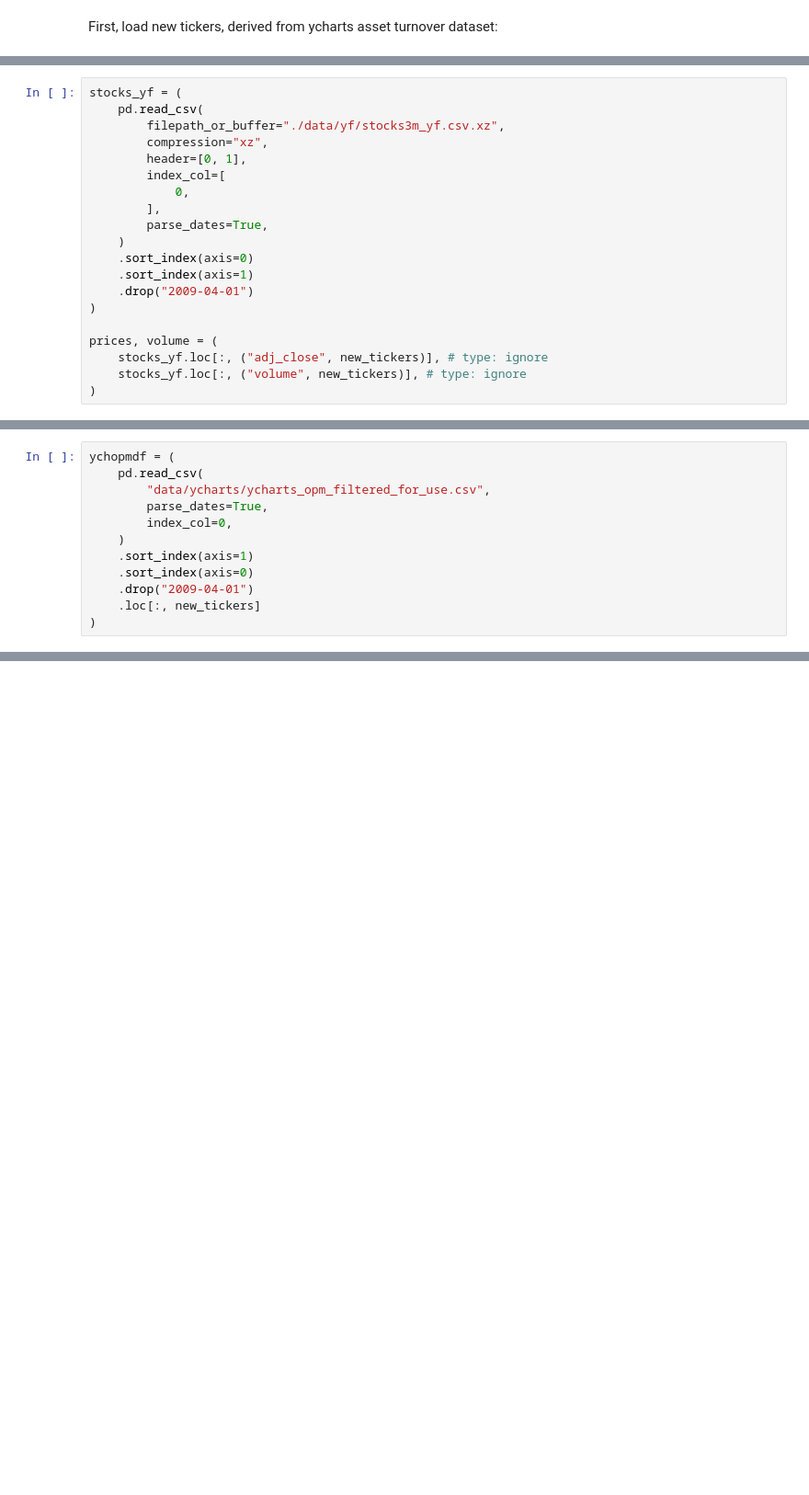
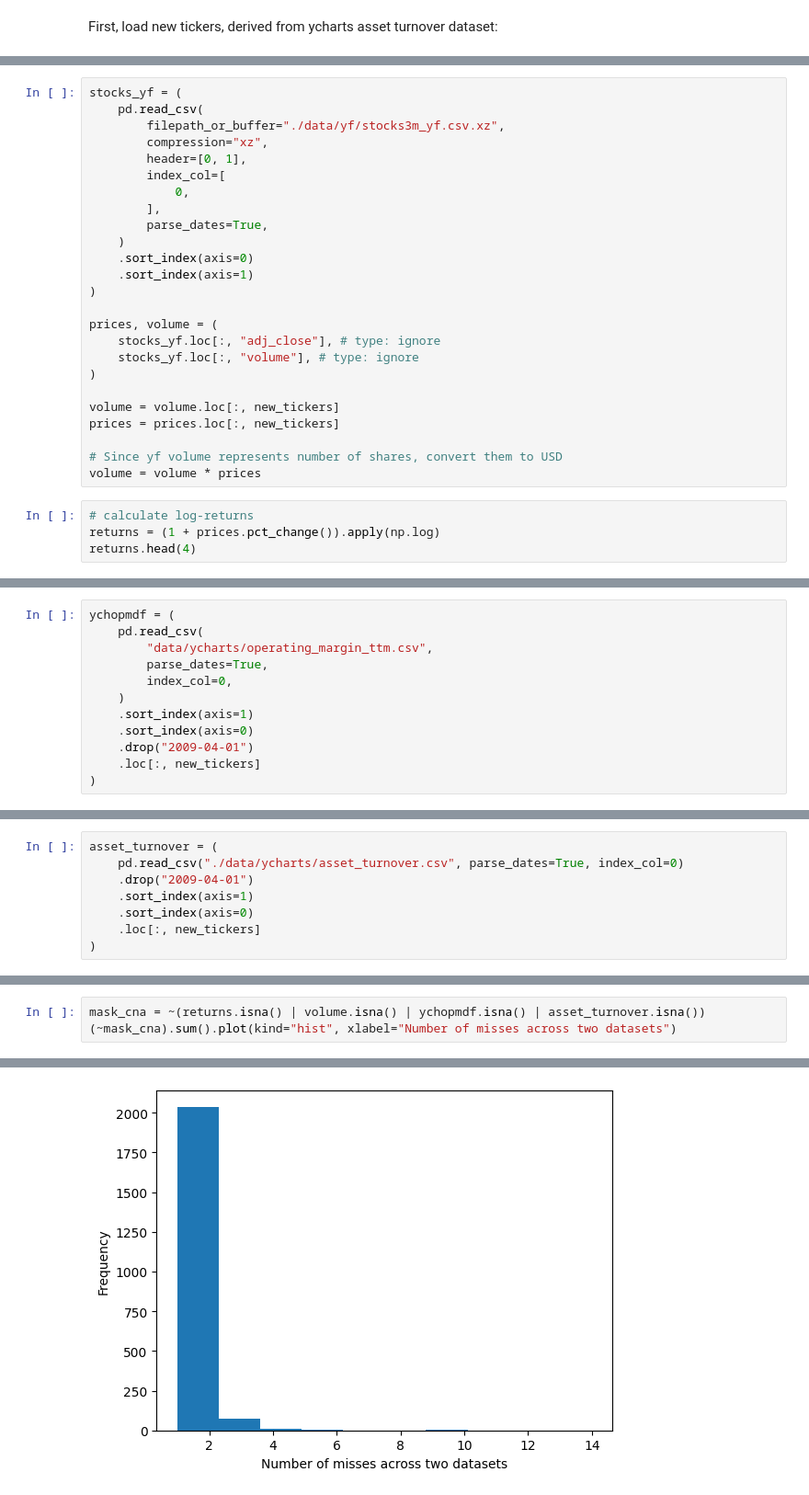
Before and after one commit to aalitvinov/vkrm_code, a Jupyter notebook: vkrm_code/data_alignment.ipynb, the cells around one changed output, grey strips where cells are left out. Shown at 92% size. Drawn from its saved outputs; the diff is of its cells as text; blank space fills up the shorter version.

Commit message:
aligned data

```diff
--- a/vkrm_code/data_alignment.ipynb
+++ b/vkrm_code/data_alignment.ipynb
@@ -29,10 +33,19 @@ stocks_yf = (
     )
     .sort_index(axis=0)
     .sort_index(axis=1)
-    .drop("2009-04-01")
 )
 
 prices, volume = (
-    stocks_yf.loc[:, ("adj_close", new_tickers)], # type: ignore
-    stocks_yf.loc[:, ("volume", new_tickers)], # type: ignore
+    stocks_yf.loc[:, "adj_close"], # type: ignore
+    stocks_yf.loc[:, "volume"], # type: ignore
 )
+
+volume = volume.loc[:, new_tickers]
+prices = prices.loc[:, new_tickers]
+
+# Since yf volume represents number of shares, convert them to USD
+volume = volume * prices
+# %%
+# calculate log-returns
+returns = (1 + prices.pct_change()).apply(np.log)
+returns.head(4)
@@ -57,7 +89,7 @@ memory usage: 425.1 KB
 # %%
 ychopmdf = (
     pd.read_csv(
-        "data/ycharts/ycharts_opm_filtered_for_use.csv",
+        "data/ycharts/operating_margin_ttm.csv",
         parse_dates=True,
         index_col=0,
     )
@@ -76,0 +111,8 @@ memory usage: 217.3 KB
+# %%
+asset_turnover = (
+    pd.read_csv("./data/ycharts/asset_turnover.csv", parse_dates=True, index_col=0)
+    .drop("2009-04-01")
+    .sort_index(axis=1)
+    .sort_index(axis=0)
+    .loc[:, new_tickers]
+)
@@ -76,0 +148,4 @@ memory usage: 217.3 KB
+# %%
+mask_cna = ~(returns.isna() | volume.isna() | ychopmdf.isna() | asset_turnover.isna())
+(~mask_cna).sum().plot(kind="hist", xlabel="Number of misses across two datasets")
+# %% [output]
@@ -76,0 +153 @@ memory usage: 217.3 KB
+[figure, added]
```
Also changed, not shown: parts of 22 cells of this notebook, 15 other files.
